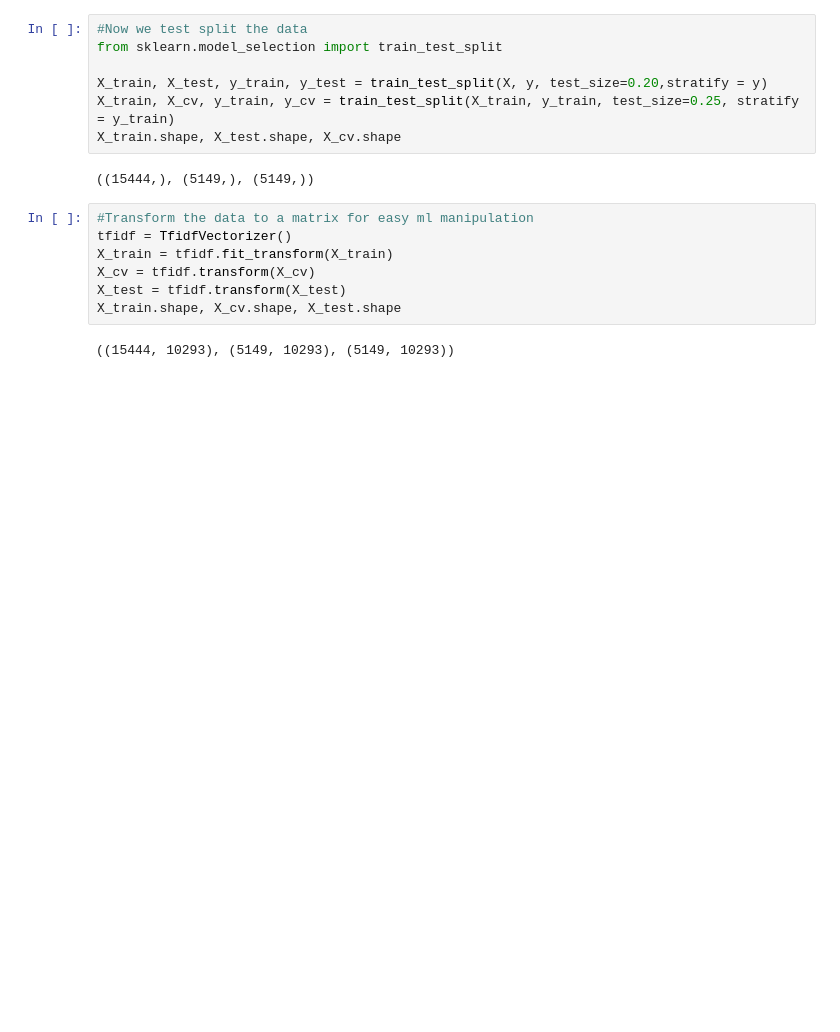
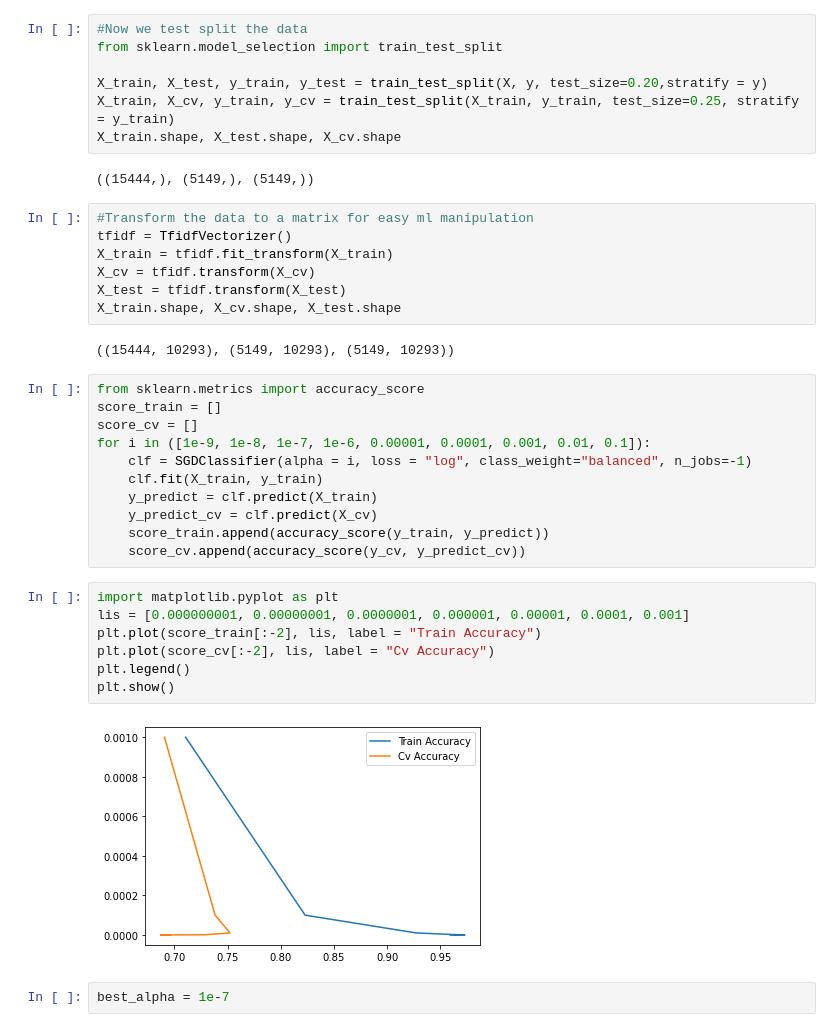
Before and after one commit to AlexNdungu/Machine-Learning-Search, a Jupyter notebook: SearchEngine.ipynb, the cells around one changed output. Drawn from its saved outputs; the diff is of its cells as text; blank space fills up the shorter version.

Commit message:
Training And Testing

```diff
--- a/SearchEngine.ipynb
+++ b/SearchEngine.ipynb
@@ -203,3 +203,25 @@ X_test = tfidf.transform(X_test)
 X_train.shape, X_cv.shape, X_test.shape
 # %% [output]
 ((15444, 10293), (5149, 10293), (5149, 10293))
+# %%
+from sklearn.metrics import accuracy_score
+score_train = []
+score_cv = []
+for i in ([1e-9, 1e-8, 1e-7, 1e-6, 0.00001, 0.0001, 0.001, 0.01, 0.1]):
+    clf = SGDClassifier(alpha = i, loss = "log", class_weight="balanced", n_jobs=-1)
+    clf.fit(X_train, y_train)
+    y_predict = clf.predict(X_train)
+    y_predict_cv = clf.predict(X_cv)
+    score_train.append(accuracy_score(y_train, y_predict))
+    score_cv.append(accuracy_score(y_cv, y_predict_cv))
+# %%
+import matplotlib.pyplot as plt
+lis = [0.000000001, 0.00000001, 0.0000001, 0.000001, 0.00001, 0.0001, 0.001]
+plt.plot(score_train[:-2], lis, label = "Train Accuracy")
+plt.plot(score_cv[:-2], lis, label = "Cv Accuracy")
+plt.legend()
+plt.show()
+# %% [output]
+[figure, added]
+# %%
+best_alpha = 1e-7
```
Also changed, not shown: parts of 6 cells of this notebook.
